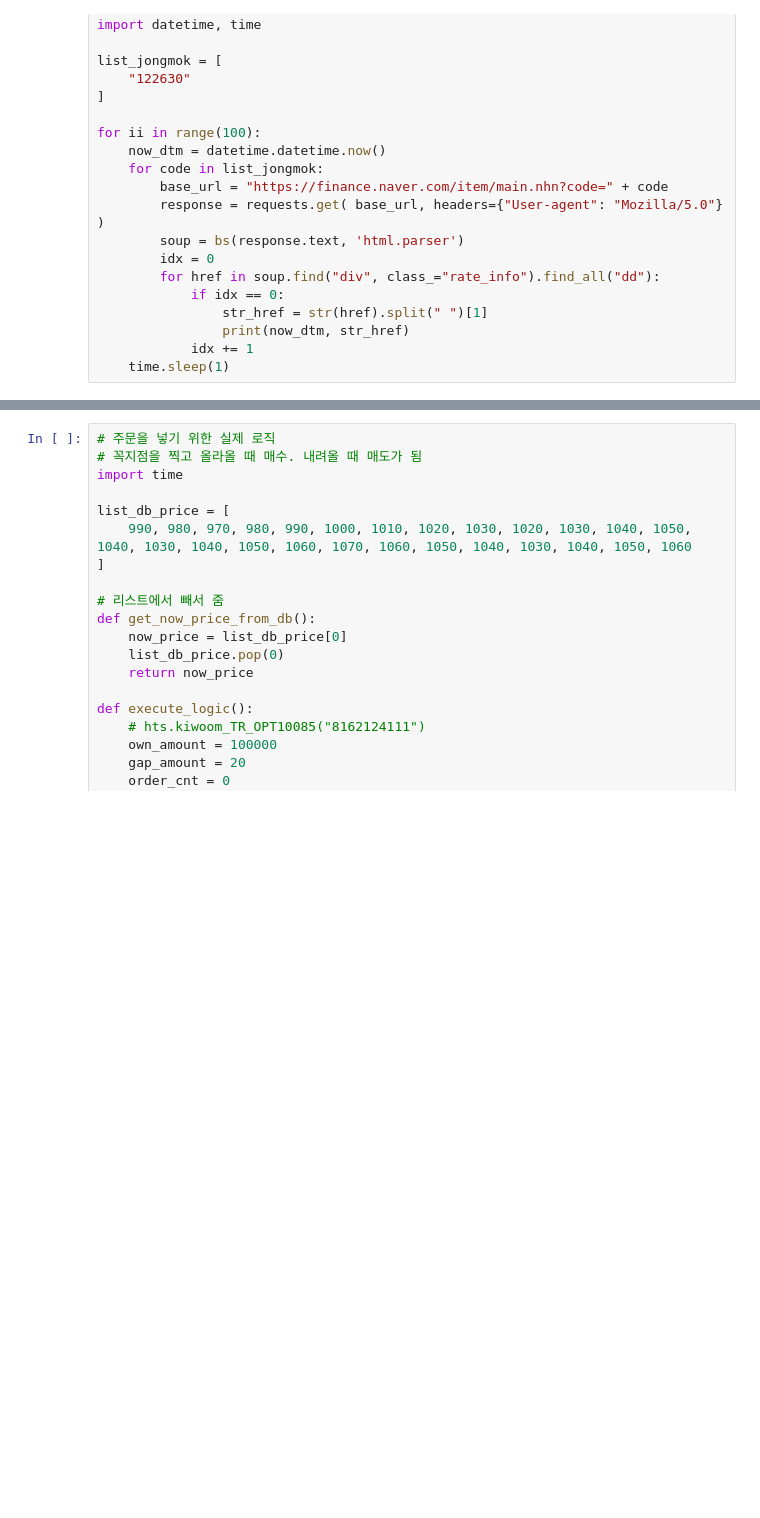
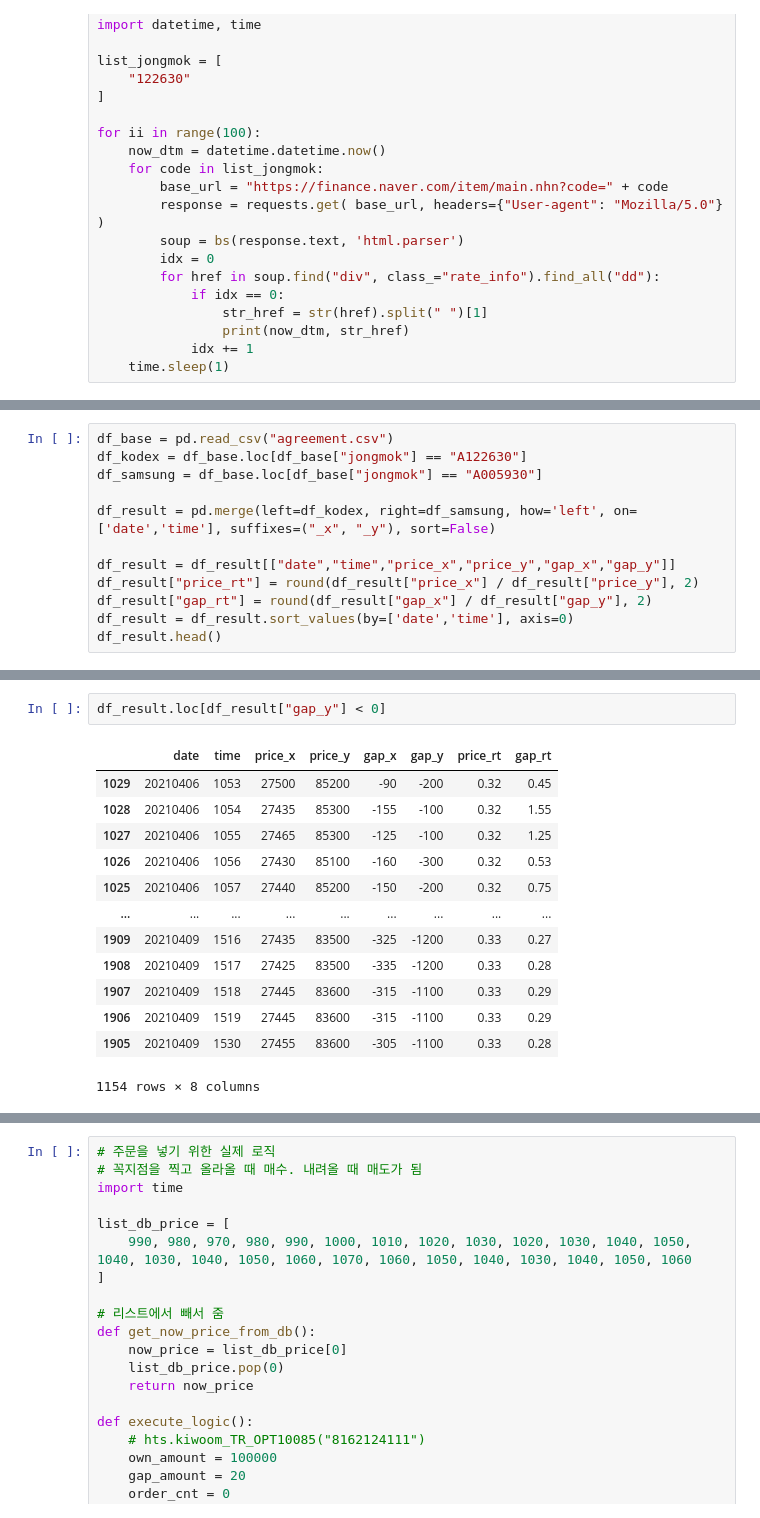
Before and after one commit to etlers/jupyter, a Jupyter notebook: analyze_text/naver/crawling_finn.ipynb, the cells around one changed output, grey strips where cells are left out. Saved outputs shown, nothing was run; the diff lists cells and outputs as text; blank space fills up the shorter version.

Commit message:
compare with samsung

```diff
--- a/analyze_text/naver/crawling_finn.ipynb
+++ b/analyze_text/naver/crawling_finn.ipynb
@@ -841,0 +910,12 @@ for ii in range(100):
+# %%
+df_base = pd.read_csv("agreement.csv")
+df_kodex = df_base.loc[df_base["jongmok"] == "A122630"]
+df_samsung = df_base.loc[df_base["jongmok"] == "A005930"]
+
+df_result = pd.merge(left=df_kodex, right=df_samsung, how='left', on=['date','time'], suffixes=("_x", "_y"), sort=False)
+
+df_result = df_result[["date","time","price_x","price_y","gap_x","gap_y"]]
+df_result["price_rt"] = round(df_result["price_x"] / df_result["price_y"], 2)
+df_result["gap_rt"] = round(df_result["gap_x"] / df_result["gap_y"], 2)
+df_result = df_result.sort_values(by=['date','time'], axis=0)
+df_result.head()
@@ -841,0 +929,16 @@ for ii in range(100):
+# %%
+df_result.loc[df_result["gap_y"] < 0]
+# %% [output]
+|  | date | time | price_x | price_y | gap_x | gap_y | price_rt | gap_rt |
+| 1029 | 20210406 | 1053 | 27500 | 85200 | -90 | -200 | 0.32 | 0.45 |
+| 1028 | 20210406 | 1054 | 27435 | 85300 | -155 | -100 | 0.32 | 1.55 |
+| 1027 | 20210406 | 1055 | 27465 | 85300 | -125 | -100 | 0.32 | 1.25 |
+| 1026 | 20210406 | 1056 | 27430 | 85100 | -160 | -300 | 0.32 | 0.53 |
+| 1025 | 20210406 | 1057 | 27440 | 85200 | -150 | -200 | 0.32 | 0.75 |
+| ... | ... | ... | ... | ... | ... | ... | ... | ... |
+| 1909 | 20210409 | 1516 | 27435 | 83500 | -325 | -1200 | 0.33 | 0.27 |
+| 1908 | 20210409 | 1517 | 27425 | 83500 | -335 | -1200 | 0.33 | 0.28 |
+| 1907 | 20210409 | 1518 | 27445 | 83600 | -315 | -1100 | 0.33 | 0.29 |
+| 1906 | 20210409 | 1519 | 27445 | 83600 | -315 | -1100 | 0.33 | 0.29 |
+| 1905 | 20210409 | 1530 | 27455 | 83600 | -305 | -1100 | 0.33 | 0.28 |
+1154 rows × 8 columns
```
Also changed, not shown: parts of 18 cells of this notebook, 3 other files.
